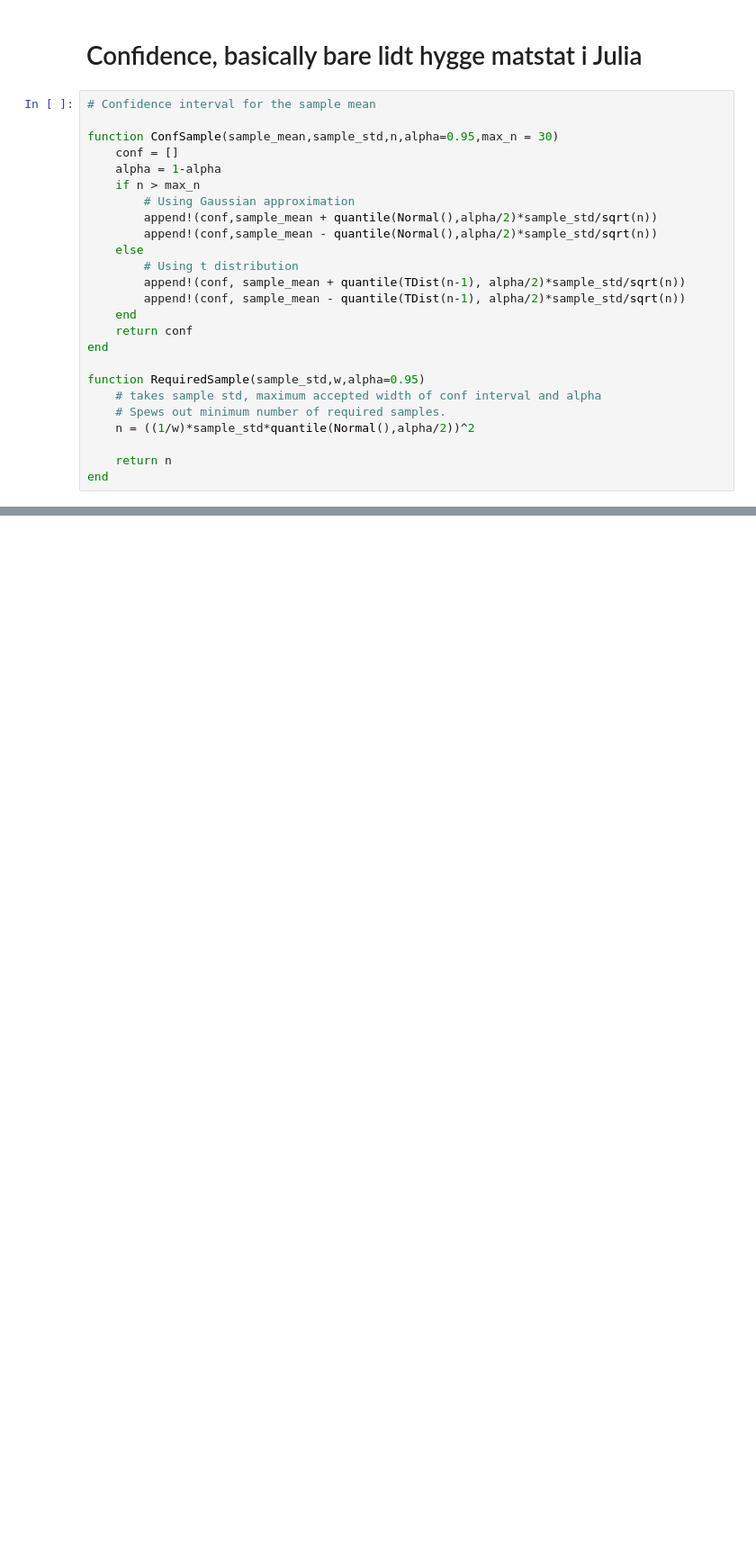
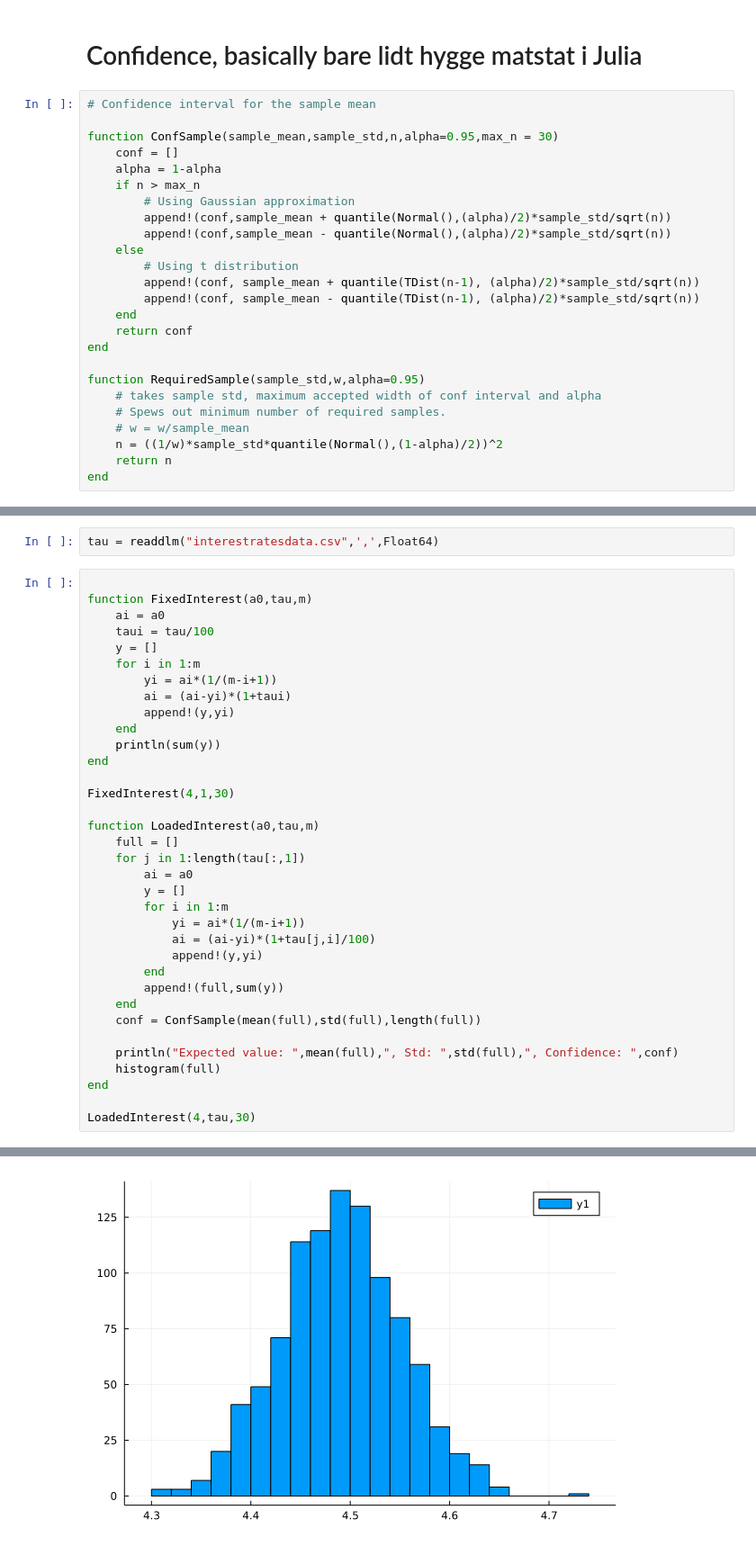
Before and after one commit to Fiehn/Decisions-42586-, a Jupyter notebook: Decisions_pushing/Simulation.ipynb, the cells around one changed output, grey strips where cells are left out. Shown: that part at 90% size. Saved outputs shown, nothing was run; the diff lists cells and outputs as text; blank space fills up the shorter version.

```diff
--- a/Decisions_pushing/Simulation.ipynb
+++ b/Decisions_pushing/Simulation.ipynb
@@ -14,12 +16,12 @@ function ConfSample(sample_mean,sample_std,n,alpha=0.95,max_n = 30)
     alpha = 1-alpha
     if n > max_n
         # Using Gaussian approximation
-        append!(conf,sample_mean + quantile(Normal(),alpha/2)*sample_std/sqrt(n))
-        append!(conf,sample_mean - quantile(Normal(),alpha/2)*sample_std/sqrt(n))
+        append!(conf,sample_mean + quantile(Normal(),(alpha)/2)*sample_std/sqrt(n))
+        append!(conf,sample_mean - quantile(Normal(),(alpha)/2)*sample_std/sqrt(n))
     else
         # Using t distribution
-        append!(conf, sample_mean + quantile(TDist(n-1), alpha/2)*sample_std/sqrt(n))
-        append!(conf, sample_mean - quantile(TDist(n-1), alpha/2)*sample_std/sqrt(n))
+        append!(conf, sample_mean + quantile(TDist(n-1), (alpha)/2)*sample_std/sqrt(n))
+        append!(conf, sample_mean - quantile(TDist(n-1), (alpha)/2)*sample_std/sqrt(n))
     end
     return conf
 end
@@ -27,7 +29,7 @@ end
 function RequiredSample(sample_std,w,alpha=0.95)
     # takes sample std, maximum accepted width of conf interval and alpha
     # Spews out minimum number of required samples.
-    n = ((1/w)*sample_std*quantile(Normal(),alpha/2))^2
-
+    # w = w/sample_mean
+    n = ((1/w)*sample_std*quantile(Normal(),(1-alpha)/2))^2
     return n
 end
@@ -33,0 +137,38 @@ end
+# %%
+tau = readdlm("interestratesdata.csv",',',Float64)
+# %%
+
+function FixedInterest(a0,tau,m)
+    ai = a0
+    taui = tau/100
+    y = []
+    for i in 1:m
+        yi = ai*(1/(m-i+1))
+        ai = (ai-yi)*(1+taui)
+        append!(y,yi)
+    end
+    println(sum(y))
+end
+
+FixedInterest(4,1,30)
+
+function LoadedInterest(a0,tau,m)
+    full = []
+    for j in 1:length(tau[:,1])
+        ai = a0
+        y = []
+        for i in 1:m
+            yi = ai*(1/(m-i+1))
+            ai = (ai-yi)*(1+tau[j,i]/100)
+            append!(y,yi)
+        end
+        append!(full,sum(y))
+    end
+    conf = ConfSample(mean(full),std(full),length(full))
+
+    println("Expected value: ",mean(full),", Std: ",std(full),", Confidence: ",conf)
+    histogram(full)
+end
+
+LoadedInterest(4,tau,30)
+# %% [output]
@@ -33,0 +177 @@ end
+[figure, added]
```
Also changed, not shown: parts of 13 cells of this notebook, 2 other files.
